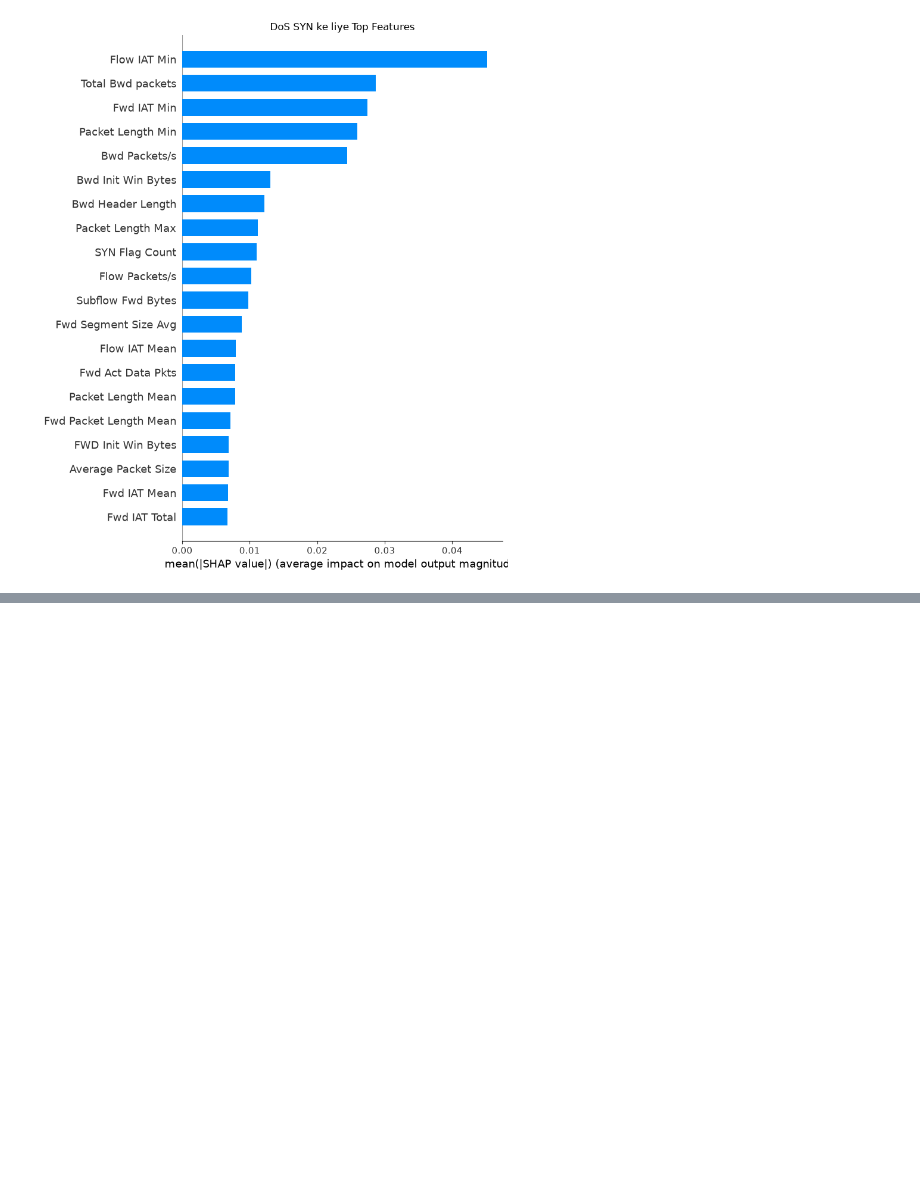
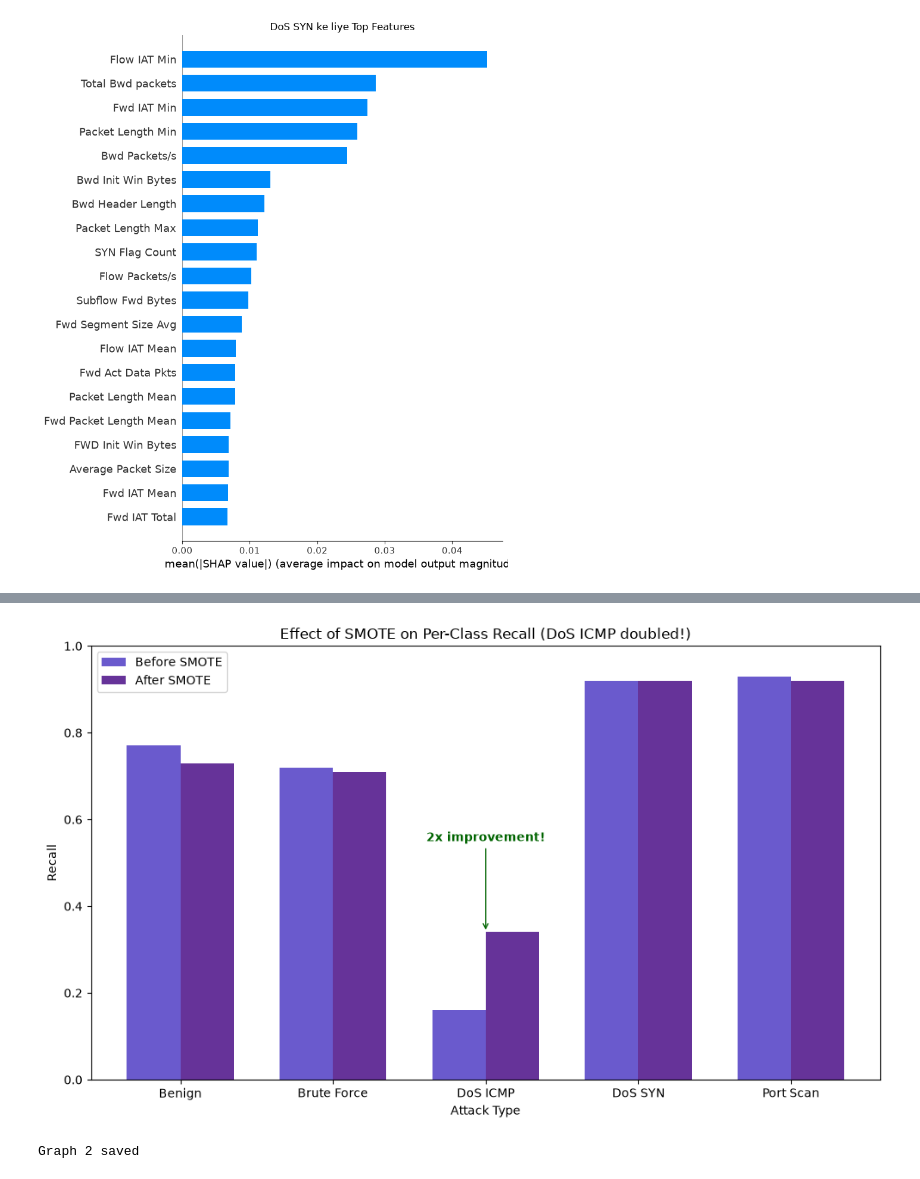
Before and after one commit to hrxh12/Network-Intrusion-Detection-System, a Jupyter notebook: notebooks/01_exploration.ipynb, the cells around one changed output, grey strips where cells are left out. Saved outputs shown, nothing was run; the diff lists cells and outputs as text; code cells hidden in the pictures; blank space fills up the shorter version.

```diff
--- a/notebooks/01_exploration.ipynb
+++ b/notebooks/01_exploration.ipynb
@@ -432,0 +517,35 @@ plt.show()
+# %%
+import matplotlib.pyplot as plt
+
+#har attack ka recall- smote se pehle aur baad mein
+classes=['Benign', 'Brute Force', 'DoS ICMP', 'DoS SYN', 'Port Scan']
+recall_before = [0.77, 0.72, 0.16, 0.92, 0.93]
+recall_after  = [0.73, 0.71, 0.34, 0.92, 0.92]
+
+import numpy as np
+x=np.arange(len(classes))
+
+fig, ax= plt.subplots(figsize=(10,6))
+ax.bar(x-width/2,recall_before,width,label='Before SMOTE', color='slateblue')
+ax.bar(x+width/2,recall_after,width,label='After SMOTE', color='rebeccapurple')
+
+ax.set_xlabel('Attack Type')
+ax.set_ylabel('Recall')
+ax.set_title('Effect of SMOTE on Per-Class Recall (DoS ICMP doubled!)')
+ax.set_xticks(x)
+ax.set_xticklabels(classes)
+ax.legend()
+ax.set_ylim(0, 1)
+
+# DoS ICMP ke upar arrow/note (highlight karo)
+ax.annotate('2x improvement!', xy=(2, 0.34), xytext=(2, 0.55),
+            ha='center', color='darkgreen', fontweight='bold',
+            arrowprops=dict(arrowstyle='->', color='darkgreen'))
+
+plt.tight_layout()
+plt.savefig('../results/smote_recall.png', dpi=150, bbox_inches='tight')
+plt.show()
+print("Graph 2 saved")
+# %% [output]
+[figure, added]
+Graph 2 saved
```
Also changed, not shown: parts of 6 cells of this notebook, 10 other files.
